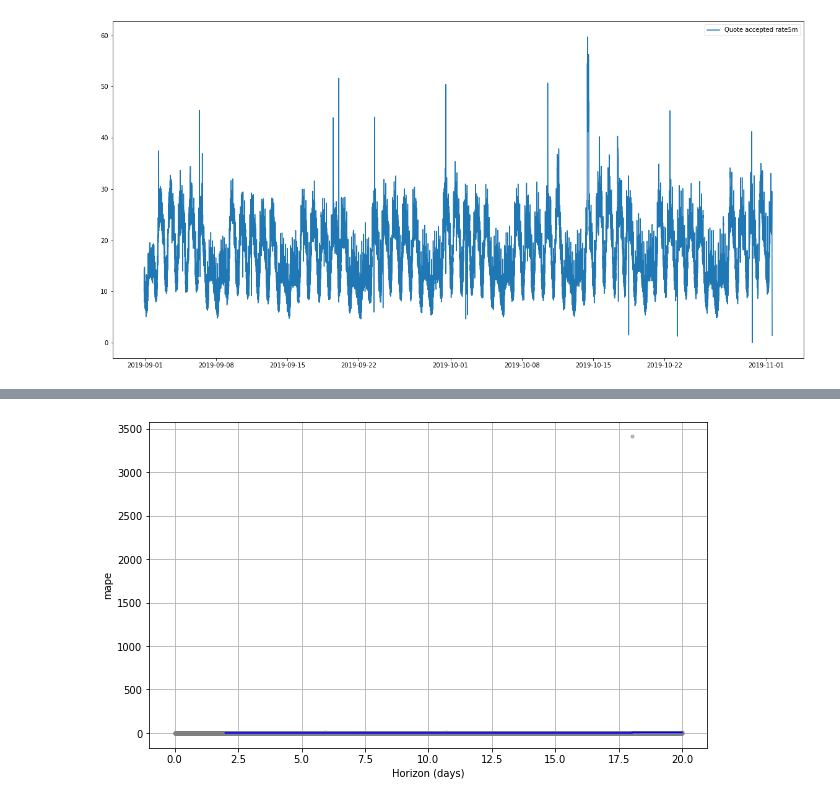
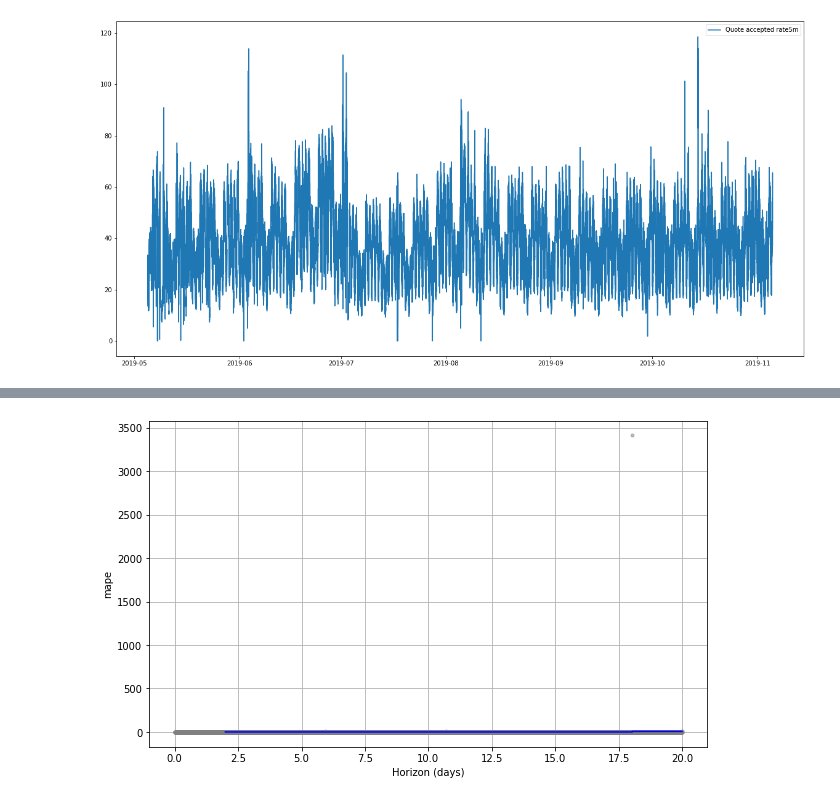
Before and after one commit to transferwise/prometheus-anomaly-detector, a Jupyter notebook: notebooks/historical_metrics_playground.ipynb, the cells around one changed output, grey strips where cells are left out. Cells and saved outputs as stored; diff of their text form; code cells hidden in the pictures.

Commit message:
more robust data extractor and better notebook

```diff
--- a/notebooks/historical_metrics_playground.ipynb
+++ b/notebooks/historical_metrics_playground.ipynb
@@ -21,12 +21,15 @@ def plot_dataframe(df, legend):
     plt.plot(df.ds, df.y)
     plt.legend([legend])
     plt.show()
-# %%
-# NOTE: 1 crazy outlier (value 6000) has been removed from the data set
-quote_df = create_dataframe_from_file("metrics/quote-accepted-total-v2-sum-rate5m.json")
-plot_dataframe(quote_df, "Quote accepted rate5m")
-# %% [output]
-[figure, removed]
+# %%
+quote_df = create_dataframe_from_file("metrics/quote_accepted_cluster_1_sum_rate5m.json")
+
+#remove the crazy outlier of value 6000
+quote_df=quote_df.drop(quote_df.y.idxmax())
+
+plot_dataframe(quote_df, "Quote accepted rate5m")
+# %% [output]
+[figure, added]
 # %%
 quote_model = Prophet(daily_seasonality=False, yearly_seasonality=False)
 quote_model = quote_model.fit(quote_df)
```
Also changed, not shown: parts of 3 cells of this notebook, 1 other file.
